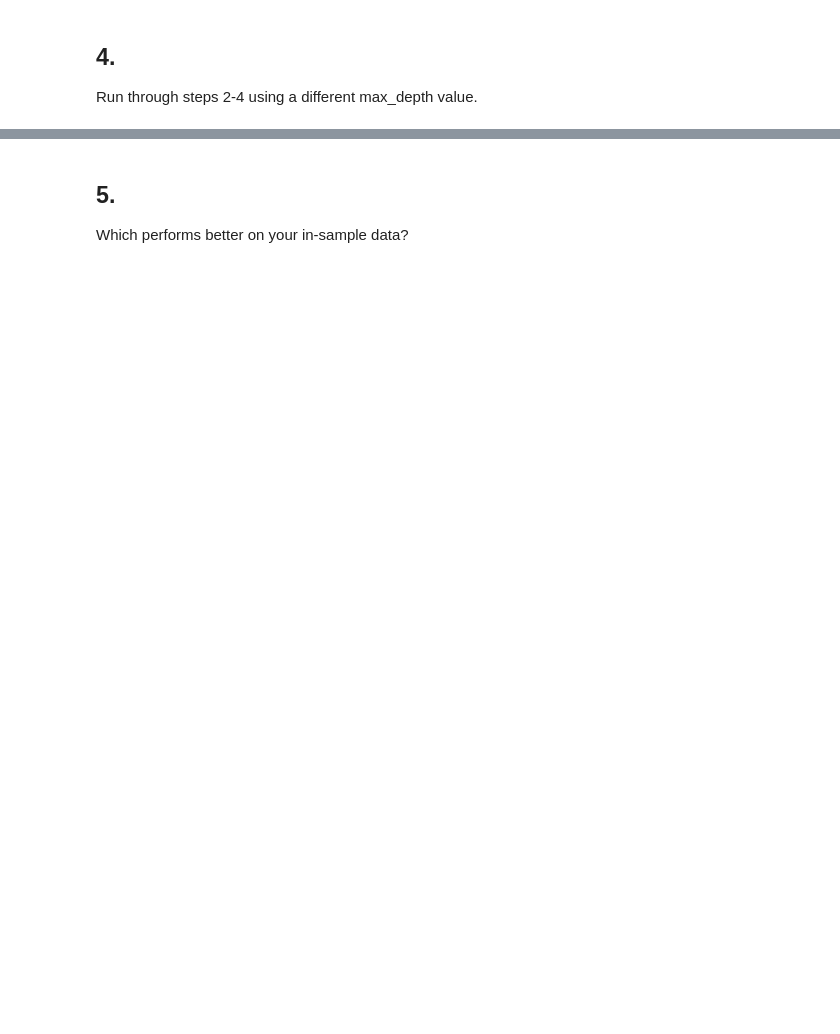
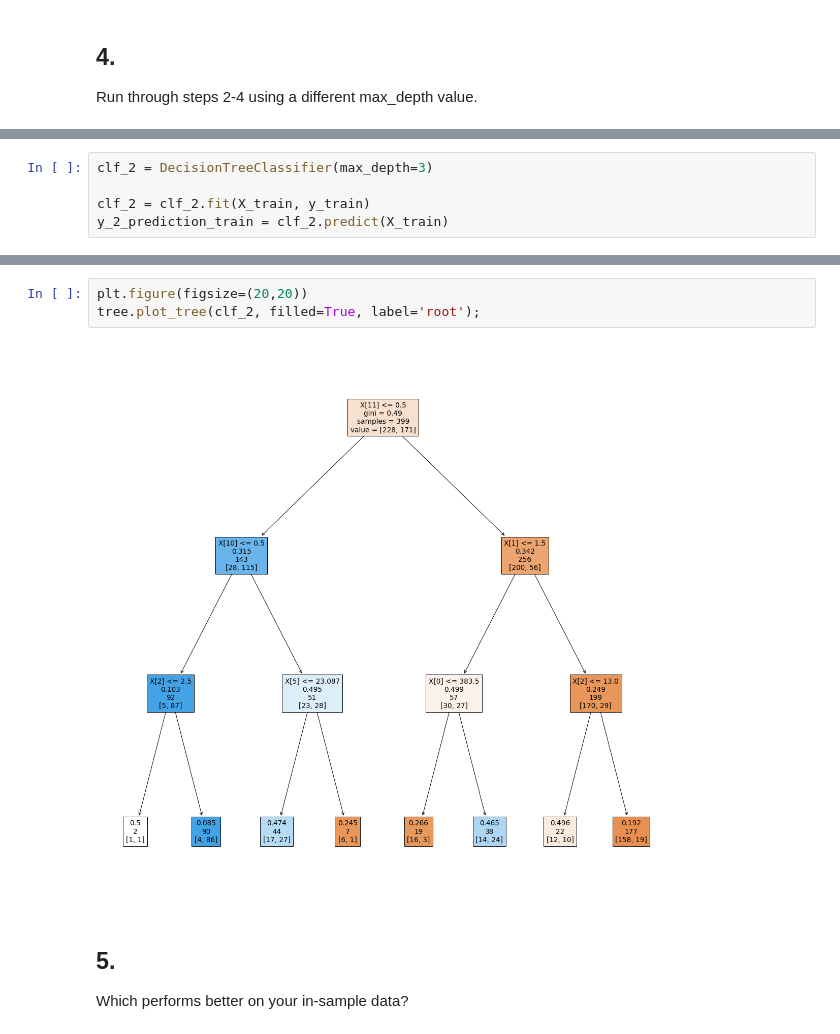
Before and after one commit to Promeos/classification-exercises, a Jupyter notebook: model.ipynb, the cells around one changed output, grey strips where cells are left out. Saved outputs shown, nothing was run; the diff lists cells and outputs as text; blank space fills up the shorter version.

```diff
--- a/model.ipynb
+++ b/model.ipynb
@@ -609,0 +705,5 @@ Run through steps 2-4 using a different max_depth value.
+# %%
+clf_2 = DecisionTreeClassifier(max_depth=3)
+
+clf_2 = clf_2.fit(X_train, y_train)
+y_2_prediction_train = clf_2.predict(X_train)
@@ -610,3 +749,8 @@ Run through steps 2-4 using a different max_depth value.
+# %%
+plt.figure(figsize=(20,20))
+tree.plot_tree(clf_2, filled=True, label='root');
+# %% [output]
+[figure, added]
 # %% [markdown]
 ## 5.
 Which performs better on your in-sample data?
```
Also changed, not shown: parts of 17 cells of this notebook, 1 other file.
